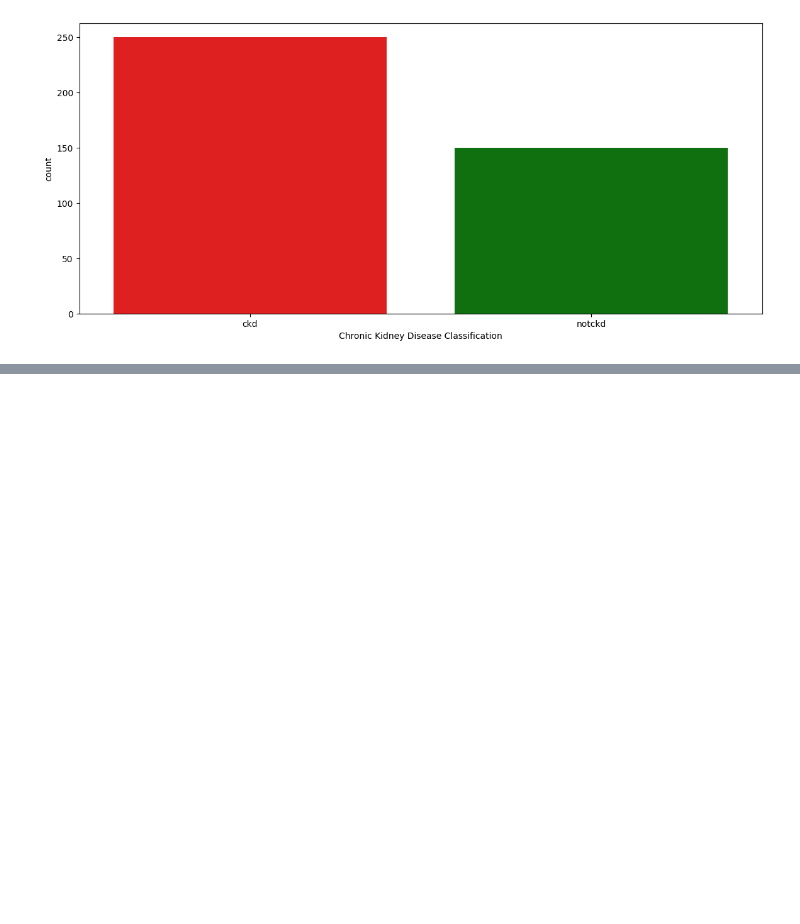
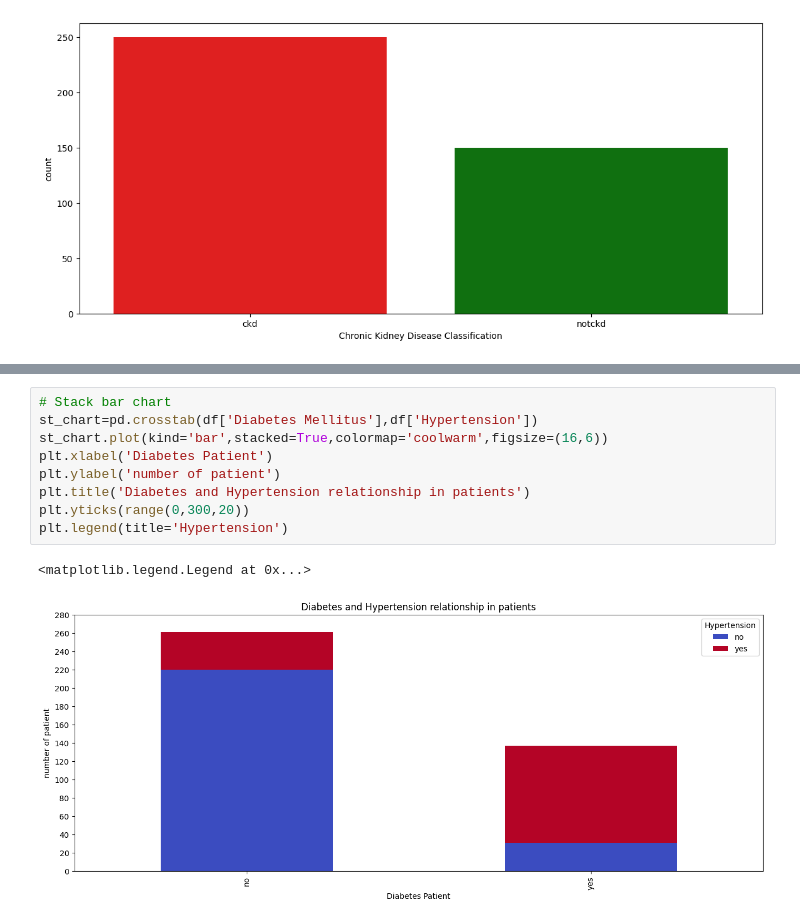
Before and after one commit to vedprakash8721/Abhishek-Data-Science-Portfolio, a Jupyter notebook: ML PW/Module 2 ( EDA exploratory data analysis )/EDA CHRONIC DATA .ipynb, the cells around one changed output, grey strips where cells are left out. Saved outputs shown, nothing was run; the diff lists cells and outputs as text; blank space fills up the shorter version.

```diff
--- a/ML PW/Module 2 ( EDA exploratory data analysis )/EDA CHRONIC DATA .ipynb
+++ b/ML PW/Module 2 ( EDA exploratory data analysis )/EDA CHRONIC DATA .ipynb
@@ -199,0 +275,12 @@ plt.show()
+# %%
+# Stack bar chart
+st_chart=pd.crosstab(df['Diabetes Mellitus'],df['Hypertension'])
+st_chart.plot(kind='bar',stacked=True,colormap='coolwarm',figsize=(16,6))
+plt.xlabel('Diabetes Patient')
+plt.ylabel('number of patient')
+plt.title('Diabetes and Hypertension relationship in patients')
+plt.yticks(range(0,300,20))
+plt.legend(title='Hypertension')
+# %% [output]
+<matplotlib.legend.Legend at 0x...>
+[figure, added]
```
Also changed, not shown: parts of 4 cells of this notebook.
